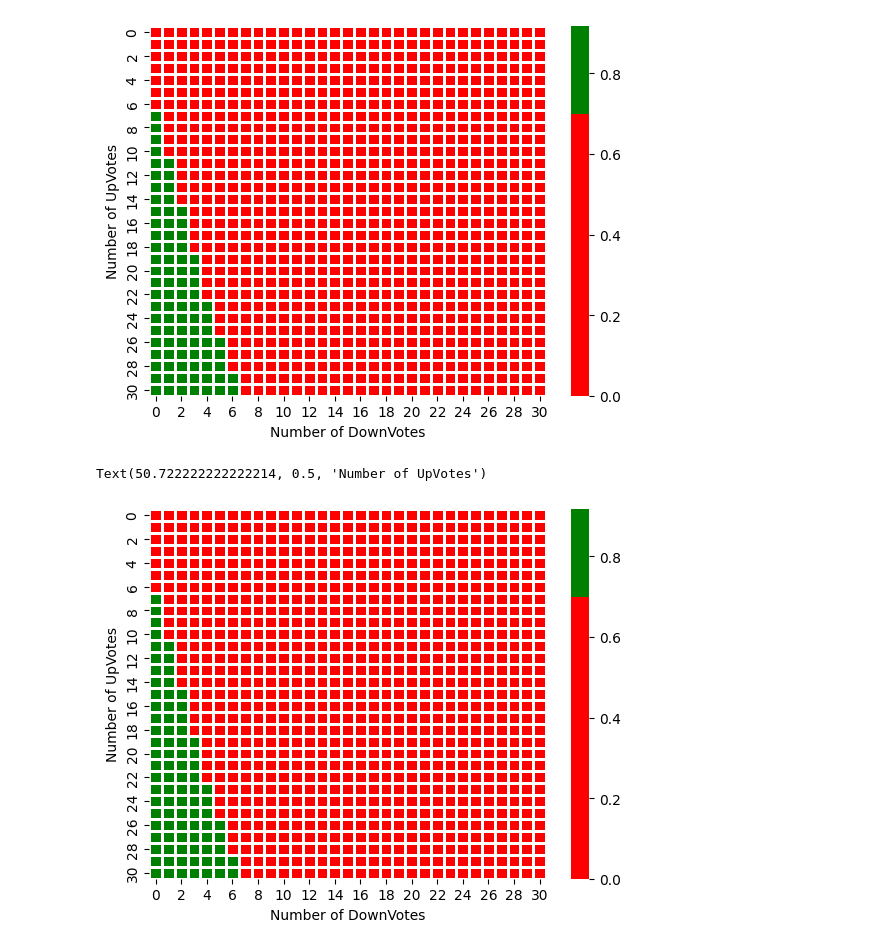
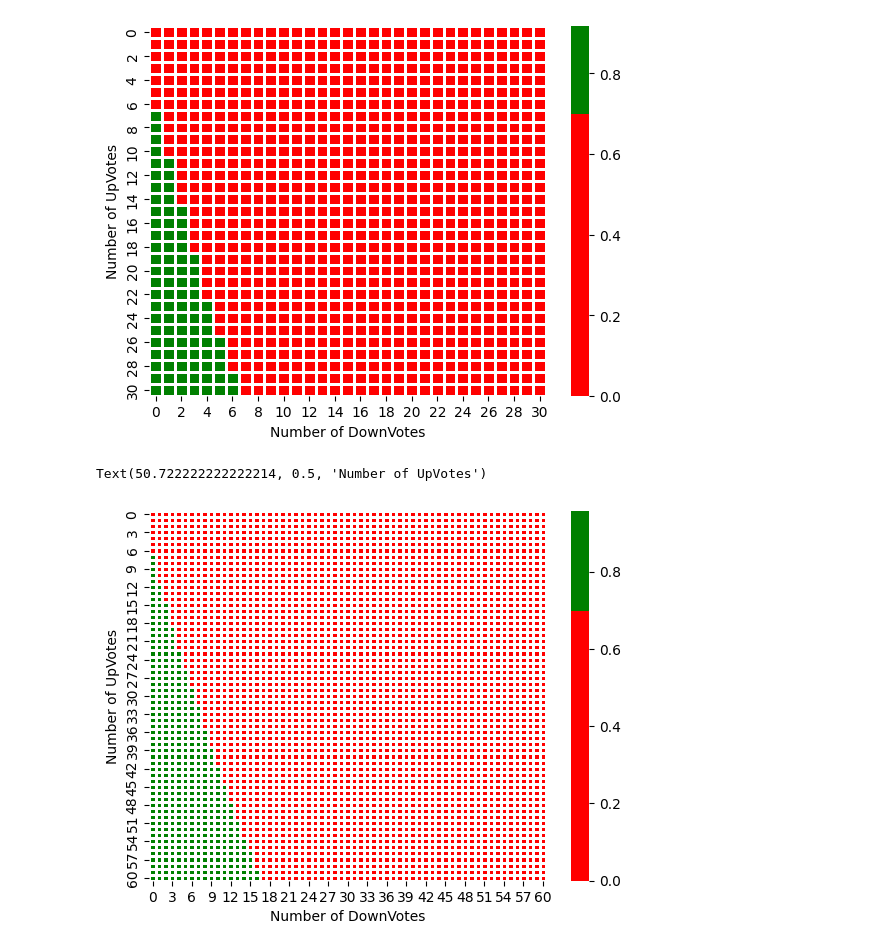
Before and after one commit to aureliobarrios/machine-learning, a Jupyter notebook: notebooks/reddit-algorithm.ipynb, the cells around one changed output. Saved outputs shown, nothing was run; the diff lists cells and outputs as text; code cells hidden in the pictures.

Commit message:
algo plots

```diff
--- a/notebooks/reddit-algorithm.ipynb
+++ b/notebooks/reddit-algorithm.ipynb
@@ -337,15 +337,15 @@ Text(50.722222222222214, 0.5, 'Number of UpVotes')
 [figure]
 # %%
 #build list of possible vote scenarios
-vote_scenarios = list(range(0, max_votes + 1))
+vote_scenarios = list(range(0, 60 + 1))
 #create a matrix for confidence score of different combinations
 matrix = [[confidence(upvotes, downvotes, confidence_score=curr_confidence)
            for downvotes in vote_scenarios] for upvotes in vote_scenarios]
 #create the heatmapt
 sns.heatmap(matrix, cmap=["red", "green"], center=curr_threshold, linewidths=1)
 # Add x and y labels
 plt.xlabel("Number of DownVotes")
 plt.ylabel("Number of UpVotes")
 # %% [output]
 Text(50.722222222222214, 0.5, 'Number of UpVotes')
-[figure, old version]
+[figure, new version]
```
